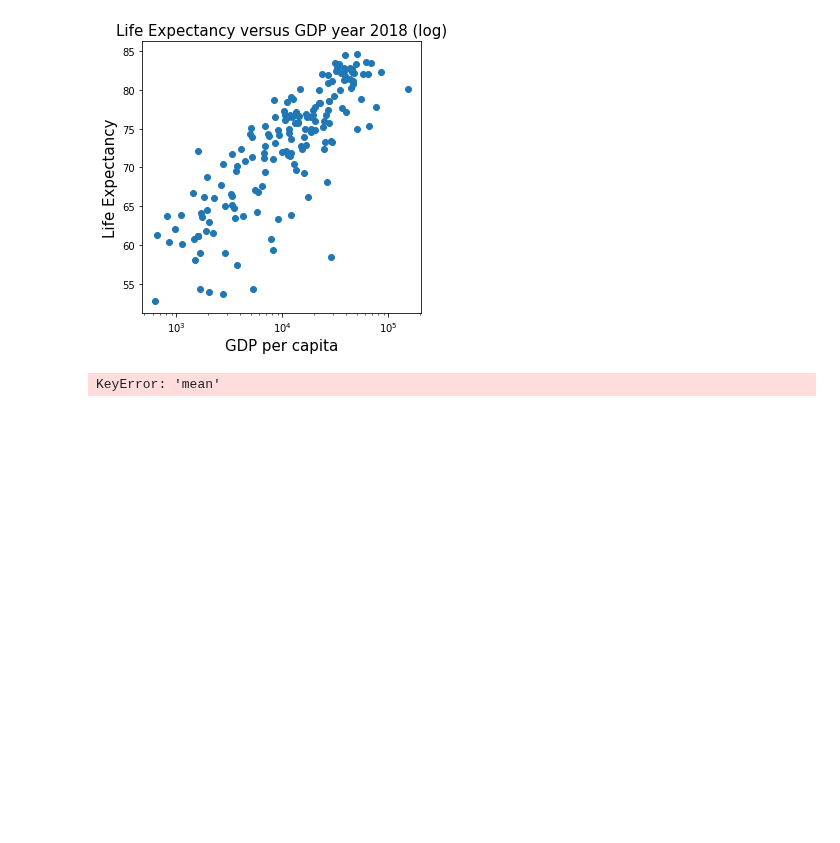
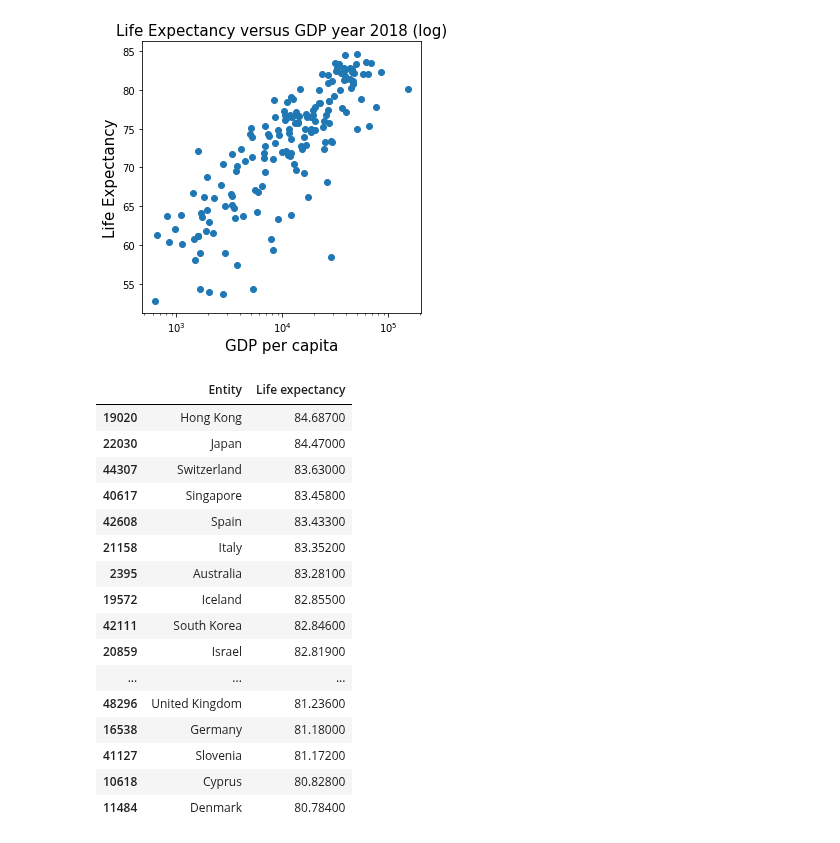
Before and after one commit to lukasmartinsson/dat405, a Jupyter notebook: labb1/labb1.ipynb, the cells around one changed output. Saved outputs shown, nothing was run; the diff lists cells and outputs as text; code cells hidden in the pictures; blank space fills up the shorter version.

```diff
--- a/labb1/labb1.ipynb
+++ b/labb1/labb1.ipynb
@@ -31,14 +35,32 @@ plt.show()
 # %% [output]
 [figure]
 [figure]
-# %%
-# d)
-
-std = df2018.loc['std']['Life expectancy']
-mean = df2018.loc['mean']['Life expectancy']
-
-dfstd = df2018.loc['Live expectancy'] > std + mean
-
-print(df2018.describe())
-# %% [output]
-KeyError: 'mean'
+# %%
+# d)
+
+df1 = df2018.describe()
+mean = df1.loc['mean']['Life expectancy']
+std = df1.loc['std']['Life expectancy']
+
+df2 = df2018.loc[df2018['Life expectancy'] > mean + std]
+df2 = df2.sort_values(by= 'Life expectancy', ascending = False)
+
+df2[['Entity','Life expectancy',]]
+# %% [output]
+|  | Entity | Life expectancy |
+| 19020 | Hong Kong | 84.68700 |
+| 22030 | Japan | 84.47000 |
+| 44307 | Switzerland | 83.63000 |
+| 40617 | Singapore | 83.45800 |
+| 42608 | Spain | 83.43300 |
+| 21158 | Italy | 83.35200 |
+| 2395 | Australia | 83.28100 |
+| 19572 | Iceland | 82.85500 |
+| 42111 | South Korea | 82.84600 |
+| 20859 | Israel | 82.81900 |
+| ... | ... | ... |
+| 48296 | United Kingdom | 81.23600 |
+| 16538 | Germany | 81.18000 |
+| 41127 | Slovenia | 81.17200 |
+| 10618 | Cyprus | 80.82800 |
+| 11484 | Denmark | 80.78400 |
```
Also changed, not shown: parts of 4 cells of this notebook.
